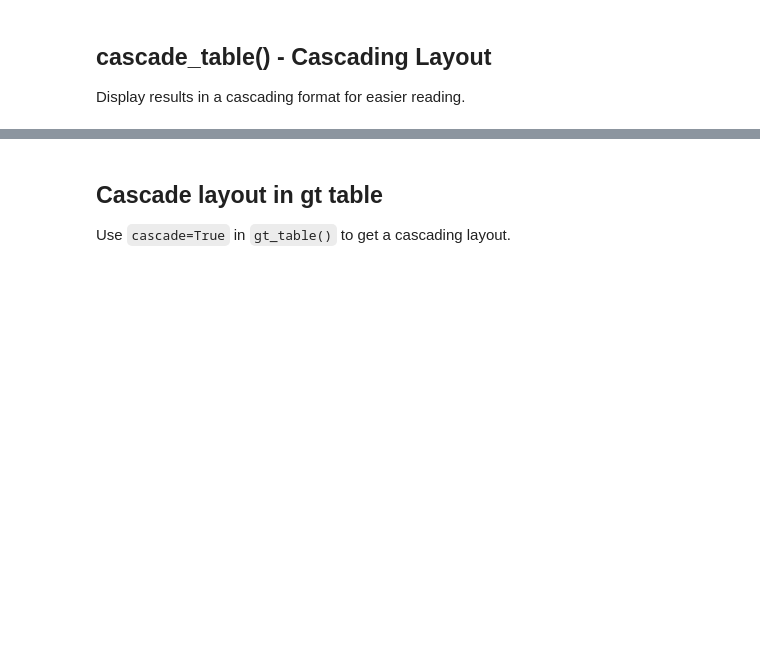
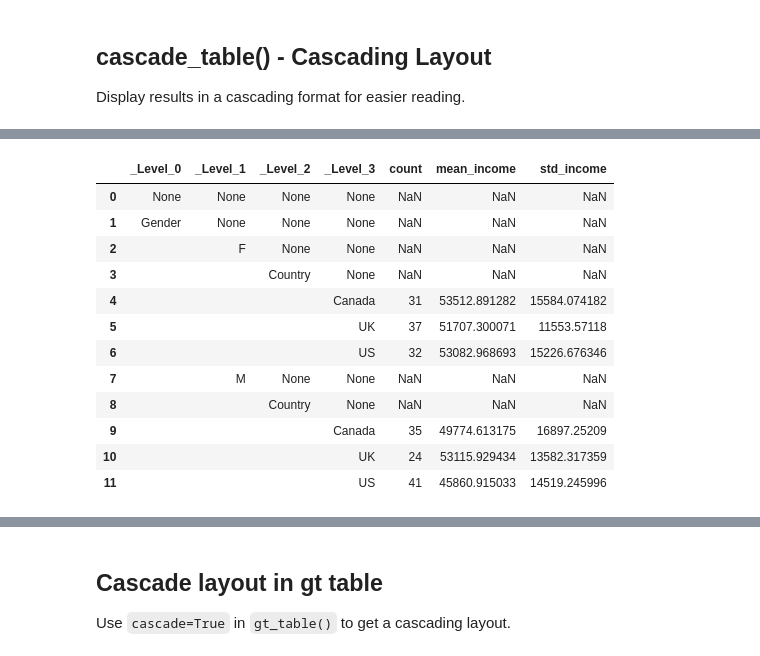
Before and after one commit to BFalquet/pyMyriad, a Jupyter notebook: examples/notebooks/03_tables_and_listings.ipynb, the cells around one changed output, grey strips where cells are left out. Cells and saved outputs as stored; diff of their text form; code cells hidden in the pictures; blank space fills up the shorter version.

```diff
--- a/examples/notebooks/03_tables_and_listings.ipynb
+++ b/examples/notebooks/03_tables_and_listings.ipynb
@@ -141,3 +144,19 @@ cascade_table(result).head(10)
 | 5 |  |  |  |  | count | 31 |
 | 6 |  |  |  | UK | None | None |
 | 7 |  |  |  |  | mean_income | 51707.300071 |
+# %%
+cascade_table(result, pivot_statistics=True)
+# %% [output]
+|  | _Level_0 | _Level_1 | _Level_2 | _Level_3 | count | mean_income | std_income |
+| 0 | None | None | None | None | NaN | NaN | NaN |
+| 1 | Gender | None | None | None | NaN | NaN | NaN |
+| 2 |  | F | None | None | NaN | NaN | NaN |
+| 3 |  |  | Country | None | NaN | NaN | NaN |
+| 4 |  |  |  | Canada | 31 | 53512.891282 | 15584.074182 |
+| 5 |  |  |  | UK | 37 | 51707.300071 | 11553.57118 |
+| 6 |  |  |  | US | 32 | 53082.968693 | 15226.676346 |
+| 7 |  | M | None | None | NaN | NaN | NaN |
+| 8 |  |  | Country | None | NaN | NaN | NaN |
+| 9 |  |  |  | Canada | 35 | 49774.613175 | 16897.25209 |
+| 10 |  |  |  | UK | 24 | 53115.929434 | 13582.317359 |
+| 11 |  |  |  | US | 41 | 45860.915033 | 14519.245996 |
```
Also changed, not shown: parts of 9 cells of this notebook.
